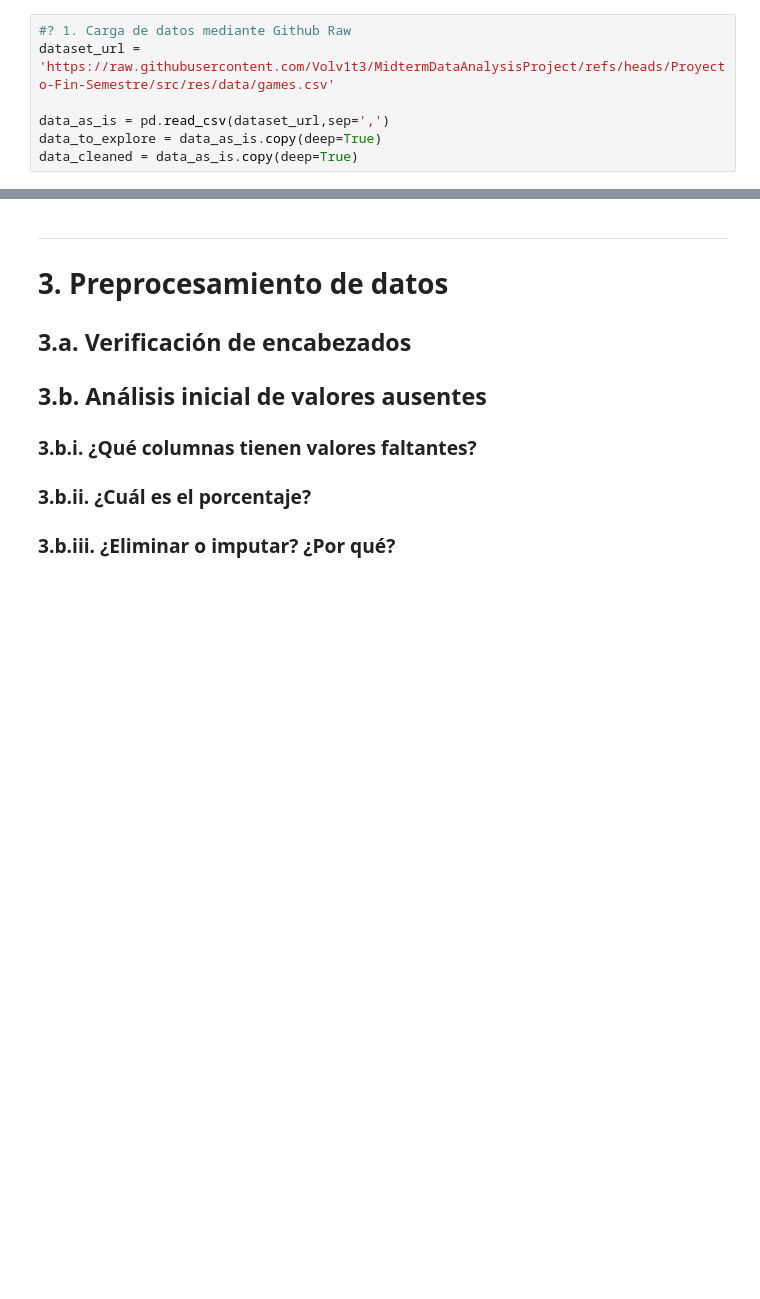
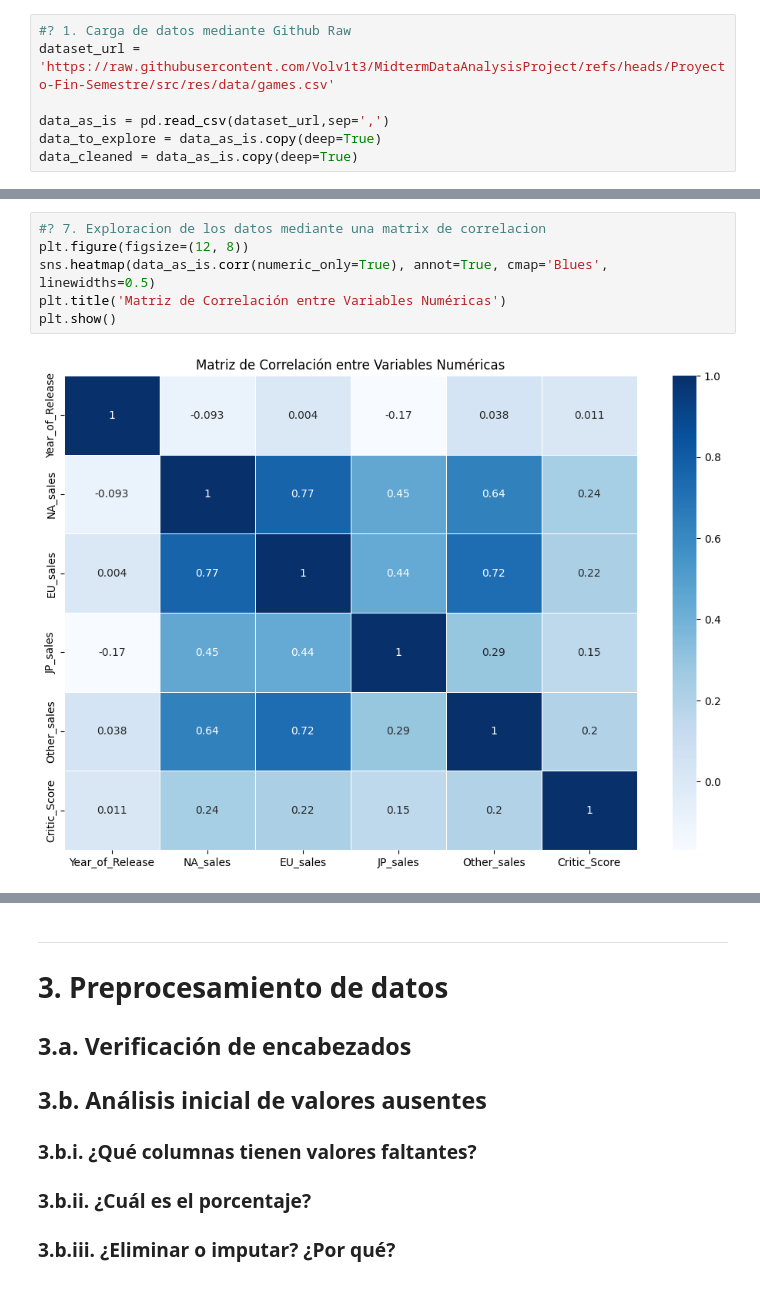
Before and after one commit to Volv1t3/MidtermDataAnalysisProject, a Jupyter notebook: src/python/notebooks/Proyecto_Fin_Semestre_Arellano.ipynb, the cells around one changed output, grey strips where cells are left out. Drawn from its saved outputs; the diff is of its cells as text; blank space fills up the shorter version.

```diff
--- a/src/python/notebooks/Proyecto_Fin_Semestre_Arellano.ipynb
+++ b/src/python/notebooks/Proyecto_Fin_Semestre_Arellano.ipynb
@@ -214,0 +317,8 @@ En esta sección, trabajaremos con un análisis base de la correlación de los d
+# %%
+#? 7. Exploracion de los datos mediante una matrix de correlacion
+plt.figure(figsize=(12, 8))
+sns.heatmap(data_as_is.corr(numeric_only=True), annot=True, cmap='Blues', linewidths=0.5)
+plt.title('Matriz de Correlación entre Variables Numéricas')
+plt.show()
+# %% [output]
+[figure, added]
```
Also changed, not shown: parts of 21 cells of this notebook, 1 other file.
